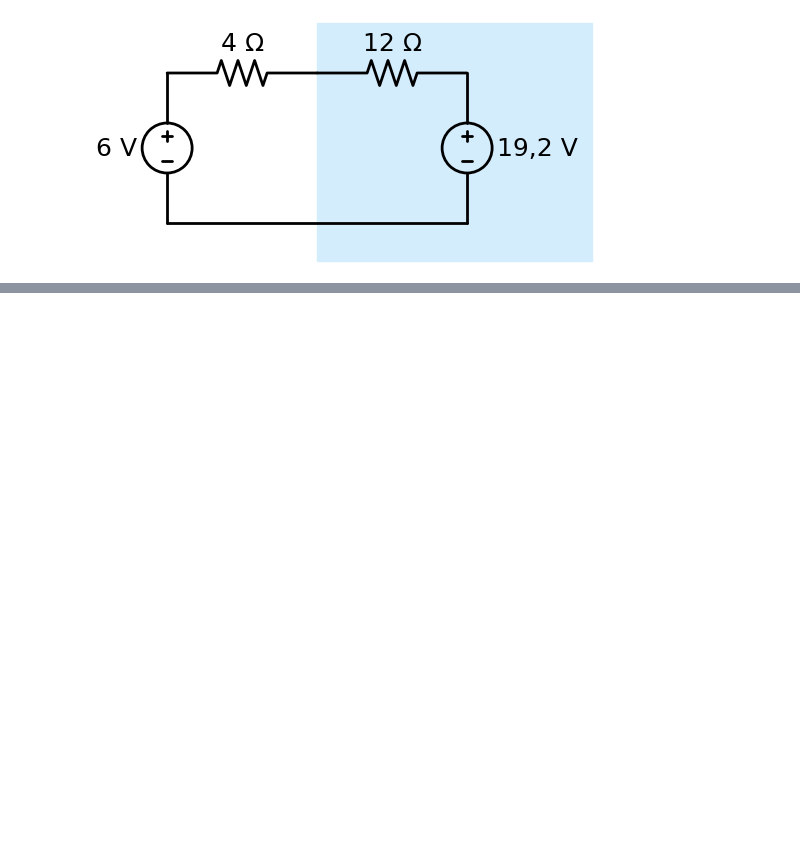
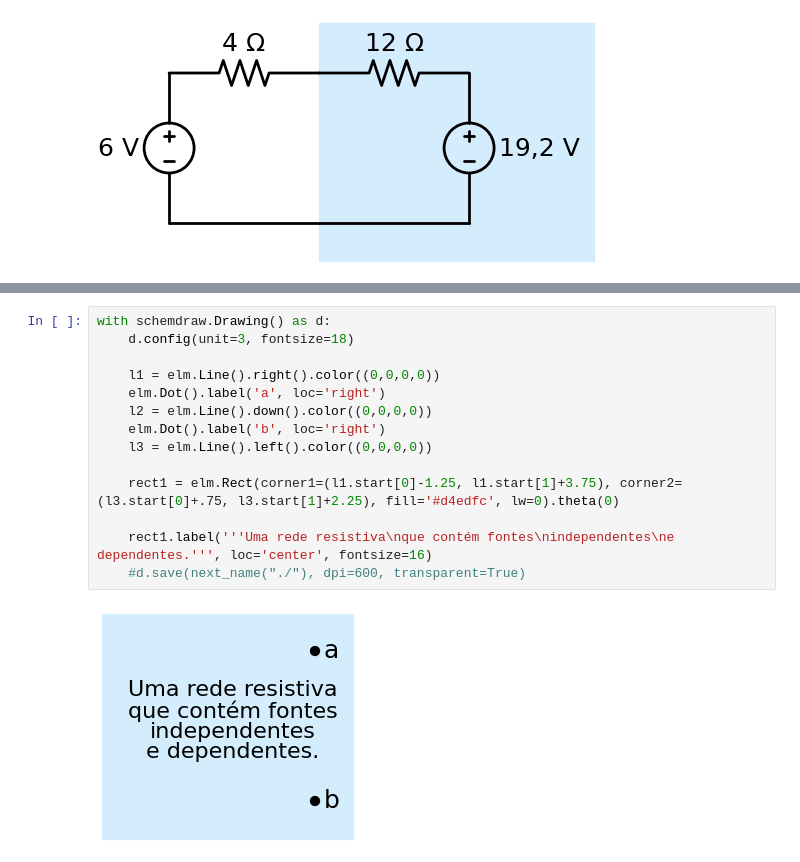
Before and after one commit to nicolashdx/figuras_circuitos1, a Jupyter notebook: FIGURAS/AULA 8/aula8.ipynb, the cells around one changed output, grey strips where cells are left out. Saved outputs shown, nothing was run; the diff lists cells and outputs as text; blank space fills up the shorter version.

```diff
--- a/FIGURAS/AULA 8/aula8.ipynb
+++ b/FIGURAS/AULA 8/aula8.ipynb
@@ -492,0 +528,16 @@ with schemdraw.Drawing() as d:
+# %%
+with schemdraw.Drawing() as d:
+    d.config(unit=3, fontsize=18)
+
+    l1 = elm.Line().right().color((0,0,0,0))
+    elm.Dot().label('a', loc='right')
+    l2 = elm.Line().down().color((0,0,0,0))
+    elm.Dot().label('b', loc='right')
+    l3 = elm.Line().left().color((0,0,0,0))
+
+    rect1 = elm.Rect(corner1=(l1.start[0]-1.25, l1.start[1]+3.75), corner2=(l3.start[0]+.75, l3.start[1]+2.25), fill='#d4edfc', lw=0).theta(0)
+
+    rect1.label('''Uma rede resistiva\nque contém fontes\nindependentes\ne dependentes.''', loc='center', fontsize=16)
+    #d.save(next_name("./"), dpi=600, transparent=True)
+# %% [output]
+[figure, added]
```
Also changed, not shown: parts of 25 cells of this notebook.
